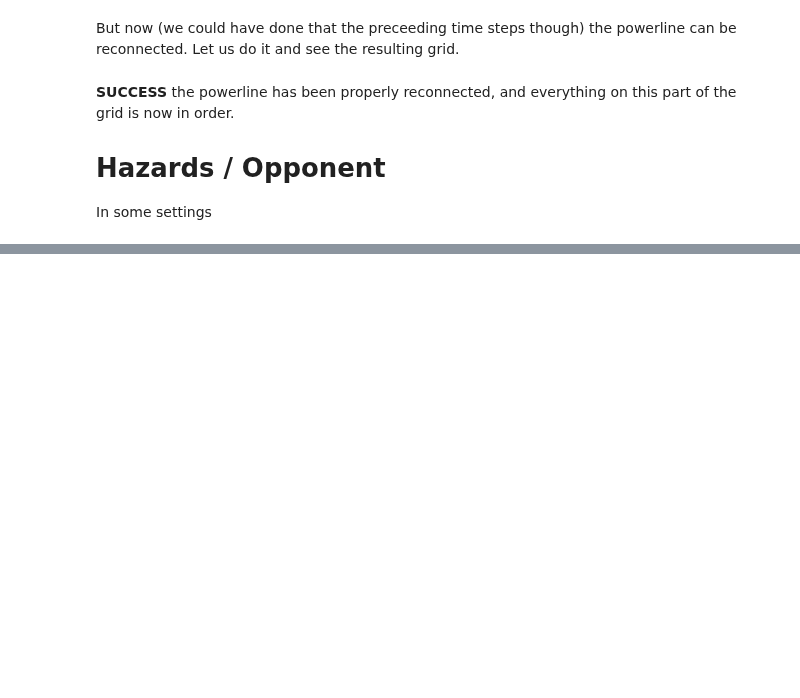
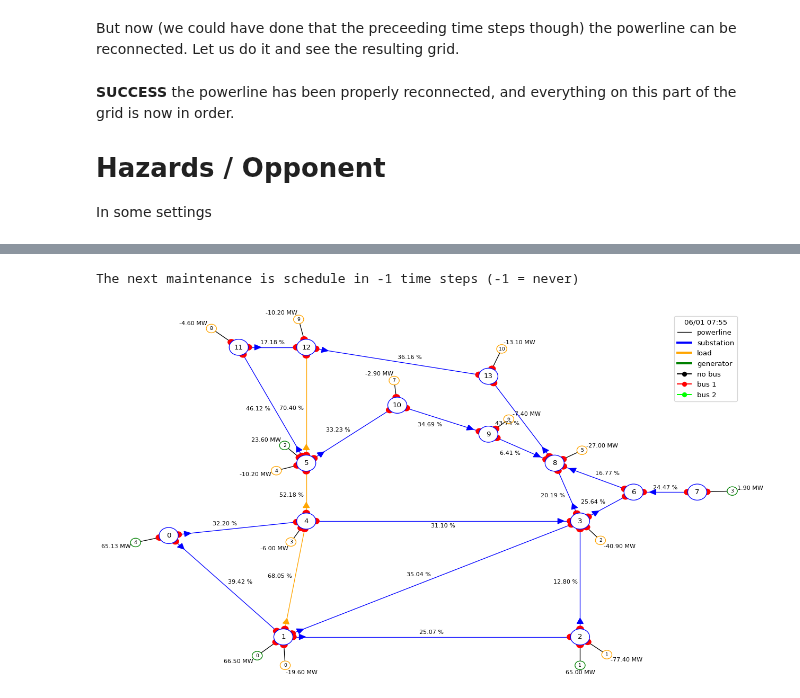
Before and after one commit to rte-france/Grid2Op, a Jupyter notebook: getting_started/9_EnvironmentModifications.ipynb, the cells around one changed output, grey strips where cells are left out. Drawn from its saved outputs; the diff is of its cells as text; code cells hidden in the pictures; blank space fills up the shorter version.

```diff
--- a/getting_started/9_EnvironmentModifications.ipynb
+++ b/getting_started/9_EnvironmentModifications.ipynb
@@ -120,0 +138,9 @@ env = grid2op.make("rte_case14_opponent", test=True)
+# %%
+for i in range(95):
+    obs, reward, done, info = env_opp.step(do_nothing_opp)
+print("The next maintenance is schedule in {} time steps (-1 = never)"\
+      "".format(obs.time_next_maintenance[line_id_opp]))
+_ = plot_helper_opp.plot_obs(obs)
+# %% [output]
+The next maintenance is schedule in -1 time steps (-1 = never)
+[figure, added]
```
Also changed, not shown: parts of 6 cells of this notebook, 11 other files.
